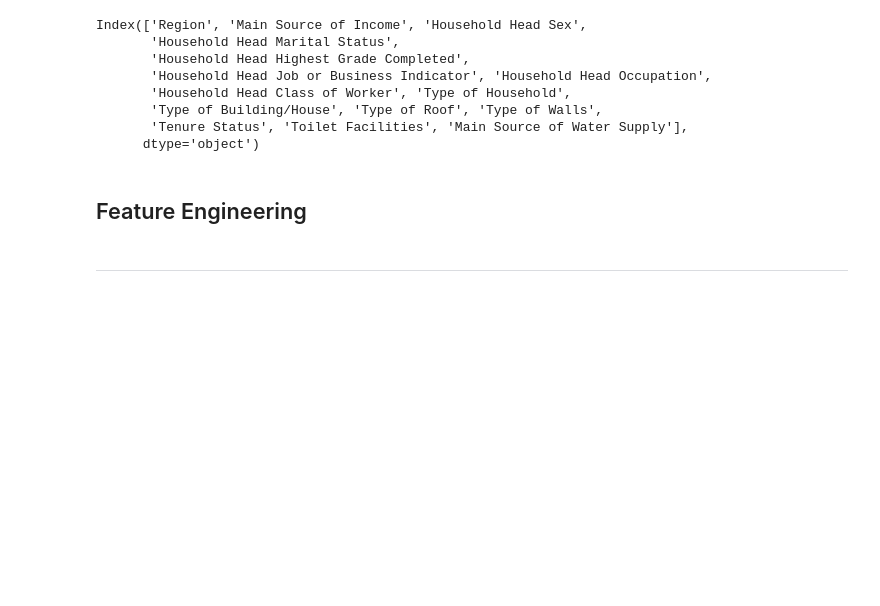
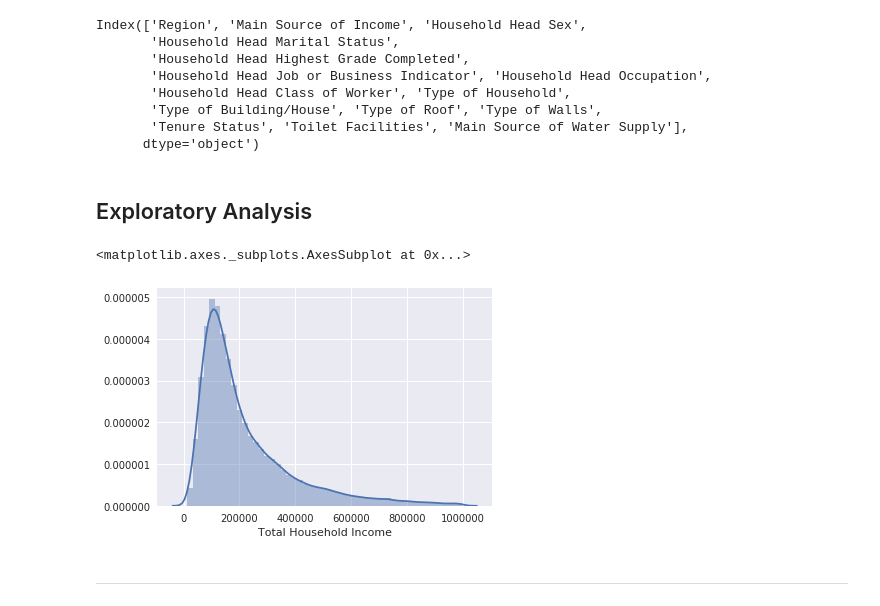
Before and after one commit to ndara/FilipinoHousing, a Jupyter notebook: filipino_housing.ipynb, the cells around one changed output. Drawn from its saved outputs; the diff is of its cells as text; code cells hidden in the pictures; blank space fills up the shorter version.

```diff
--- a/filipino_housing.ipynb
+++ b/filipino_housing.ipynb
@@ -49,7 +56,7 @@ Index(['Region', 'Main Source of Income', 'Household Head Sex',
        'Tenure Status', 'Toilet Facilities', 'Main Source of Water Supply'],
       dtype='object')
 # %%
-response_variable = "Index"
+response_variable = 'Total Household Income'
 
 continuous_vars = ['Total Food Expenditure',
                    'Bread and Cereals Expenditure', 'Total Rice Expenditure',
@@ -60,15 +67,17 @@ continuous_vars = ['Total Food Expenditure',
                    'Housing and water Expenditure', 'Imputed House Rental Value',
                    'Medical Care Expenditure', 'Transportation Expenditure','Communication Expenditure', 'Education Expenditure',
                    'Miscellaneous Goods and Services Expenditure', 'Special Occasions Expenditure', 'Crop Farming and Gardening expenses',
-                   'Total Income from Entrepreneurial Acitivites', 'House Floor Area', 'Total Household Income']
+                   'Total Income from Entrepreneurial Acitivites', 'House Floor Area']
 
-nominal_vars = ['Agricultural Household indicator', 'Electricity','Region', 'Main Source of Income',
+nominal_vars = ['Agricultural Household indicator', 'Region', 'Main Source of Income',
                 'Household Head Sex','Household Head Marital Status',
                 'Household Head Highest Grade Completed',
                 'Household Head Job or Business Indicator', 'Household Head Occupation',
                 'Household Head Class of Worker', 'Type of Household',
                 'Type of Building/House', 'Type of Roof', 'Type of Walls',
                 'Tenure Status', 'Toilet Facilities', 'Main Source of Water Supply']
+
+binary_vars =  ['Electricity']
 
 ordinal_vars = ['Household Head Age','Number of bedrooms','House Age','Number of Television', 'Number of CD/VCD/DVD',
                 'Total Number of Family members','Number of Component/Stereo set', 'Number of Refrigerator/Freezer',
@@ -77,8 +86,18 @@ ordinal_vars = ['Household Head Age','Number of bedrooms','House Age','Number of
                 'Number of Cellular phone', 'Number of Personal Computer',
                 'Number of Stove with Oven/Gas Range', 'Number of Motorized Banca',
                 'Number of Motorcycle/Tricycle','Members with age less than 5 year old','Members with age 5 - 17 years old','Total number of family members employed']
-# %% [markdown]
-## Feature Engineering
+# %%
+train_continuous = train_data[continuous_vars]
+train_categorical = train_data[nominal_vars + binary_vars + ordinal_vars]
+train_ordinal = train_data[ordinal_vars]
+train_y = train_data[response_variable]
+# %% [markdown]
+## Exploratory Analysis
+# %%
+sns.distplot(train_y[train_y < 1000000])
+# %% [output]
+<matplotlib.axes._subplots.AxesSubplot at 0x...>
+[figure, added]
 # %% [markdown]
 ***
 # %% [markdown]
```
Also changed, not shown: parts of 43 cells of this notebook.
